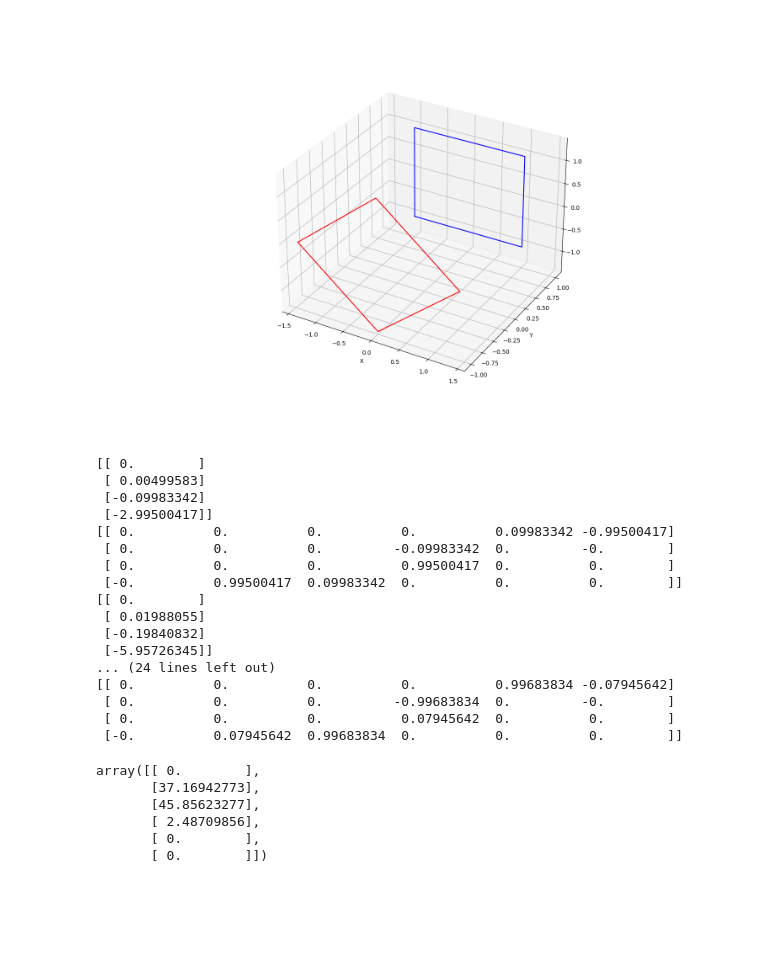
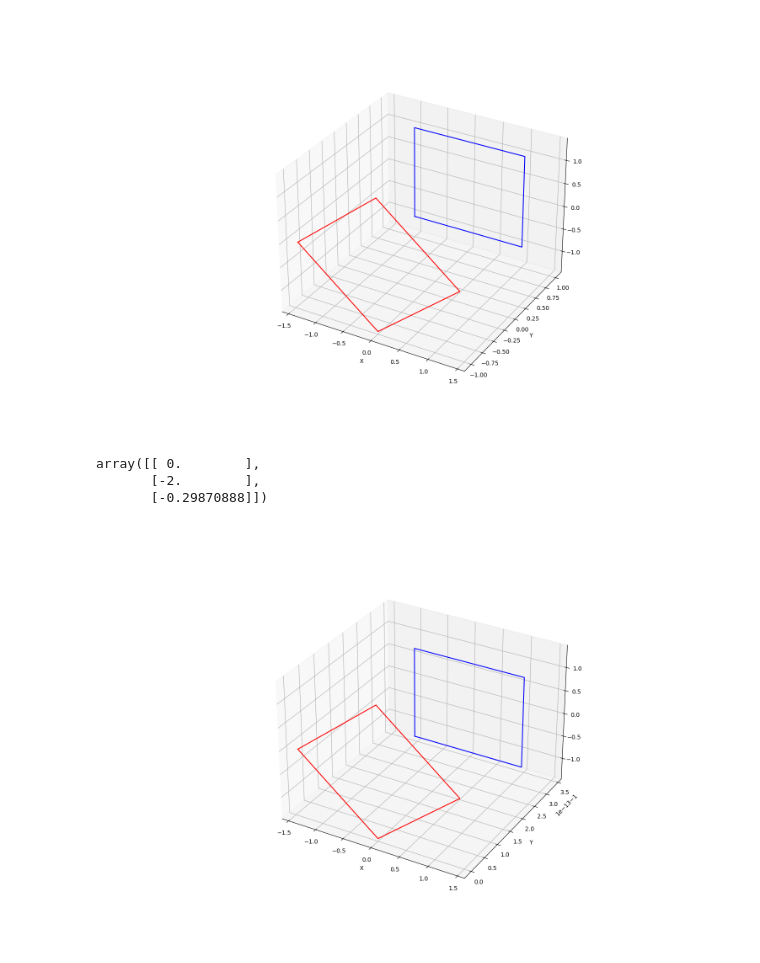
Before and after one commit to Stanford-NavLab/planeslam, a Jupyter notebook: notebooks/registration/gauss_newton_plane_registration.ipynb, the cells around one changed output. Cells and saved outputs as stored; diff of their text form; code cells hidden in the pictures; blank space fills up the shorter version.

```diff
--- a/notebooks/registration/gauss_newton_plane_registration.ipynb
+++ b/notebooks/registration/gauss_newton_plane_registration.ipynb
@@ -257,34 +158,25 @@ lmbda = 1e-3
 
 for i in range(n_iters):
     r, n_q = residual(n_s, d_s, n_t, d_t, q)
-    print(r)
     J = jacobian(n_s, n_q)
-    print(J)
-    q = q - np.linalg.inv(J.T @ J + lmbda * np.eye(6)) @ J.T @ r
+    q = q + np.linalg.inv(J.T @ J + lmbda * np.eye(6)) @ J.T @ r
-# %% [output]
-[[ 0.        ]
- [ 0.00499583]
- [-0.09983342]
- [-2.99500417]]
-[[ 0.          0.          0.          0.          0.09983342 -0.99500417]
- [ 0.          0.          0.         -0.09983342  0.         -0.        ]
- [ 0.          0.          0.          0.99500417  0.          0.        ]
- [-0.          0.99500417  0.09983342  0.          0.          0.        ]]
-[[ 0.        ]
- [ 0.01988055]
- [-0.19840832]
- [-5.95726345]]
-... (24 lines left out)
-[[ 0.          0.          0.          0.          0.99683834 -0.07945642]
- [ 0.          0.          0.         -0.99683834  0.         -0.        ]
- [ 0.          0.          0.          0.07945642  0.          0.        ]
- [-0.          0.07945642  0.99683834  0.          0.          0.        ]]
-# %%
-q
-# %% [output]
-array([[ 0.        ],
-       [37.16942773],
-       [45.85623277],
-       [ 2.48709856],
-       [ 0.        ],
-       [ 0.        ]])
+# %%
+# Extract R and t from q
+t_est = q[:3]
+R_est = expmap(q[3:].flatten())
+
+# Apply transformation to source
+P_T = copy.copy(P)
+P_T.transform(R_est, t_est.flatten())
+# %%
+t_est
+# %% [output]
+array([[ 0.        ],
+       [-2.        ],
+       [-0.29870888]])
+# %%
+ax = plot_3D_setup()
+P_T.plot(ax, color='b')
+Q.plot(ax, color='r')
+# %% [output]
+[figure, added]
```
Also changed, not shown: parts of 7 cells of this notebook, 3 other files.
